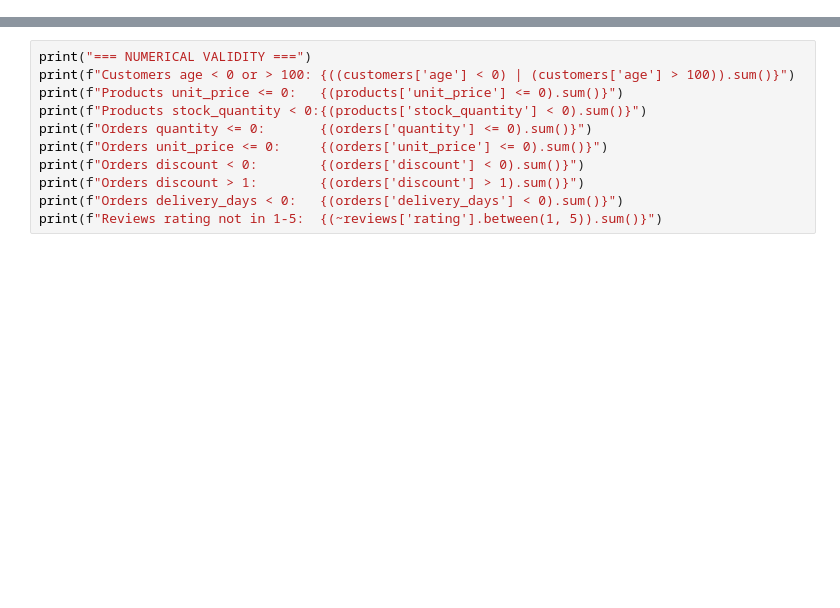
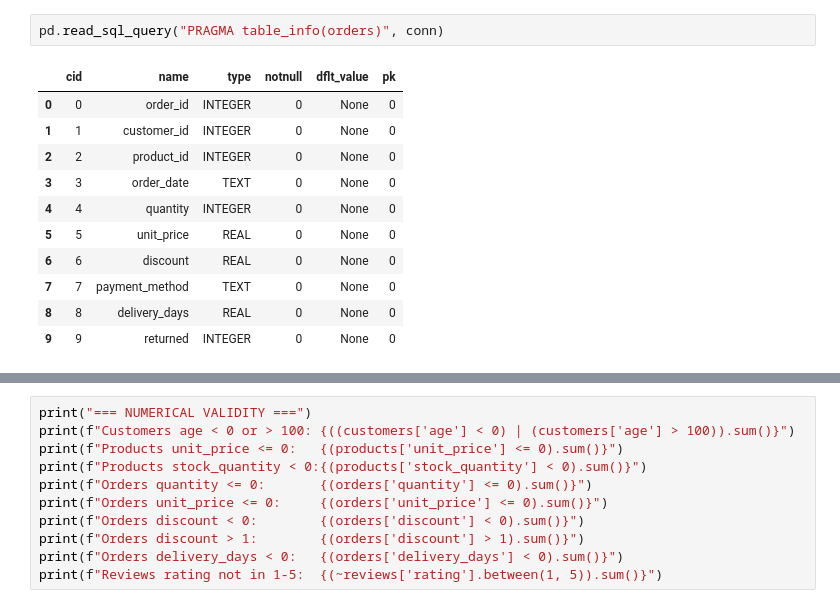
Before and after one commit to Muhammad-Zaid-Ul-Haq/Last_hackathon, a Jupyter notebook: Hackathon.ipynb, the cells around one changed output, grey strips where cells are left out. Saved outputs shown, nothing was run; the diff lists cells and outputs as text; blank space fills up the shorter version.

```diff
--- a/Hackathon.ipynb
+++ b/Hackathon.ipynb
@@ -59,0 +95,14 @@ conn
+# %%
+pd.read_sql_query("PRAGMA table_info(orders)", conn)
+# %% [output]
+|  | cid | name | type | notnull | dflt_value | pk |
+| 0 | 0 | order_id | INTEGER | 0 | None | 0 |
+| 1 | 1 | customer_id | INTEGER | 0 | None | 0 |
+| 2 | 2 | product_id | INTEGER | 0 | None | 0 |
+| 3 | 3 | order_date | TEXT | 0 | None | 0 |
+| 4 | 4 | quantity | INTEGER | 0 | None | 0 |
+| 5 | 5 | unit_price | REAL | 0 | None | 0 |
+| 6 | 6 | discount | REAL | 0 | None | 0 |
+| 7 | 7 | payment_method | TEXT | 0 | None | 0 |
+| 8 | 8 | delivery_days | REAL | 0 | None | 0 |
+| 9 | 9 | returned | INTEGER | 0 | None | 0 |
```
Also changed, not shown: parts of 77 cells of this notebook, 10 other files.
